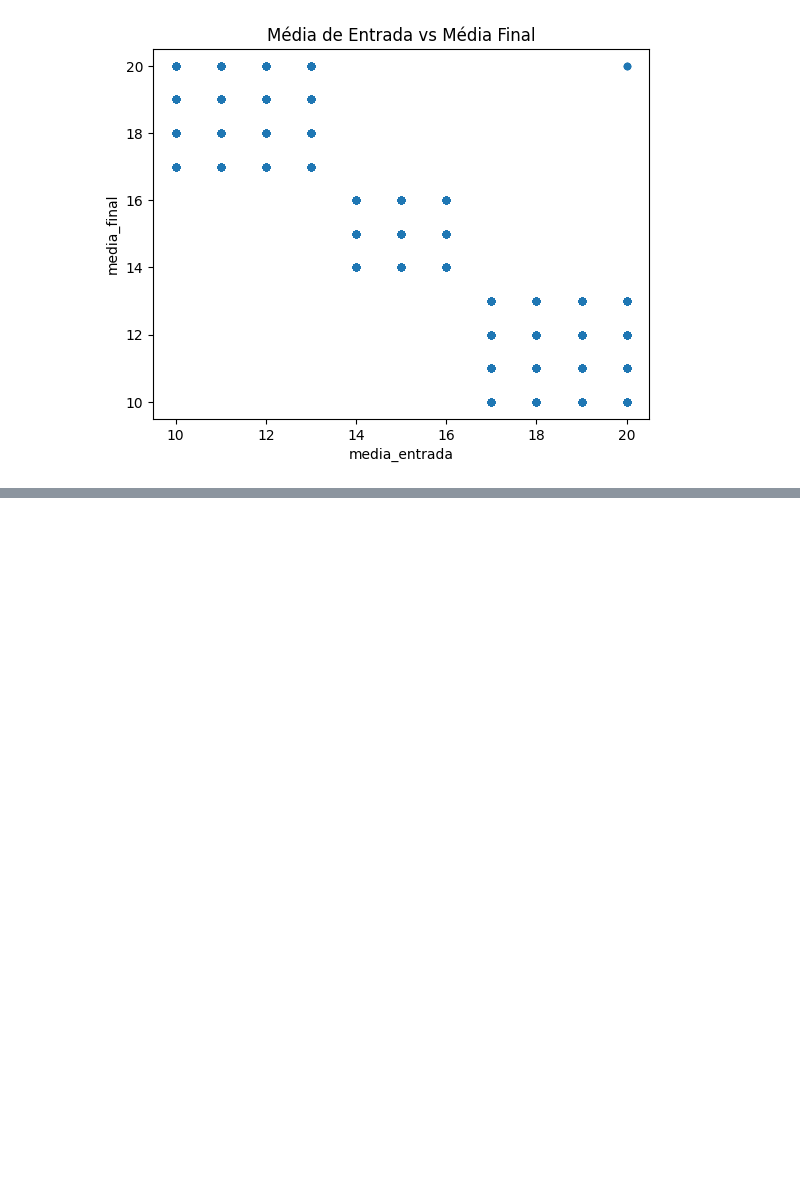
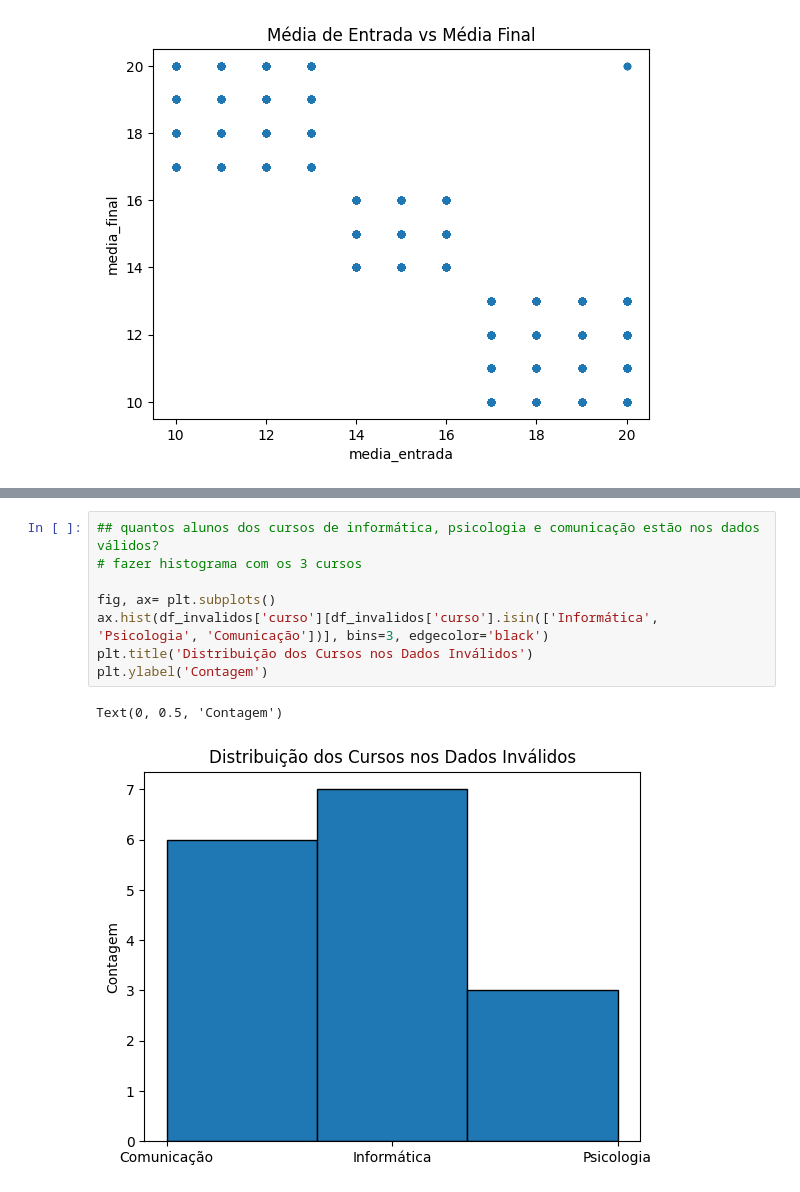
Before and after one commit to Ericaligle/Proj_Eng_Dados_Universidade, a Jupyter notebook: notebooks/Universidade_Proj_TED.ipynb, the cells around one changed output, grey strips where cells are left out. Drawn from its saved outputs; the diff is of its cells as text; blank space fills up the shorter version.

```diff
--- a/notebooks/Universidade_Proj_TED.ipynb
+++ b/notebooks/Universidade_Proj_TED.ipynb
@@ -254,0 +299,11 @@ Text(0.5, 1.0, 'Média de Entrada vs Média Final')
+# %%
+## quantos alunos dos cursos de informática, psicologia e comunicação estão nos dados válidos?
+# fazer histograma com os 3 cursos
+
+fig, ax= plt.subplots()
+ax.hist(df_invalidos['curso'][df_invalidos['curso'].isin(['Informática', 'Psicologia', 'Comunicação'])], bins=3, edgecolor='black')
+plt.title('Distribuição dos Cursos nos Dados Inválidos')
+plt.ylabel('Contagem')
+# %% [output]
+Text(0, 0.5, 'Contagem')
+[figure, added]
```
Also changed, not shown: parts of 21 cells of this notebook.
